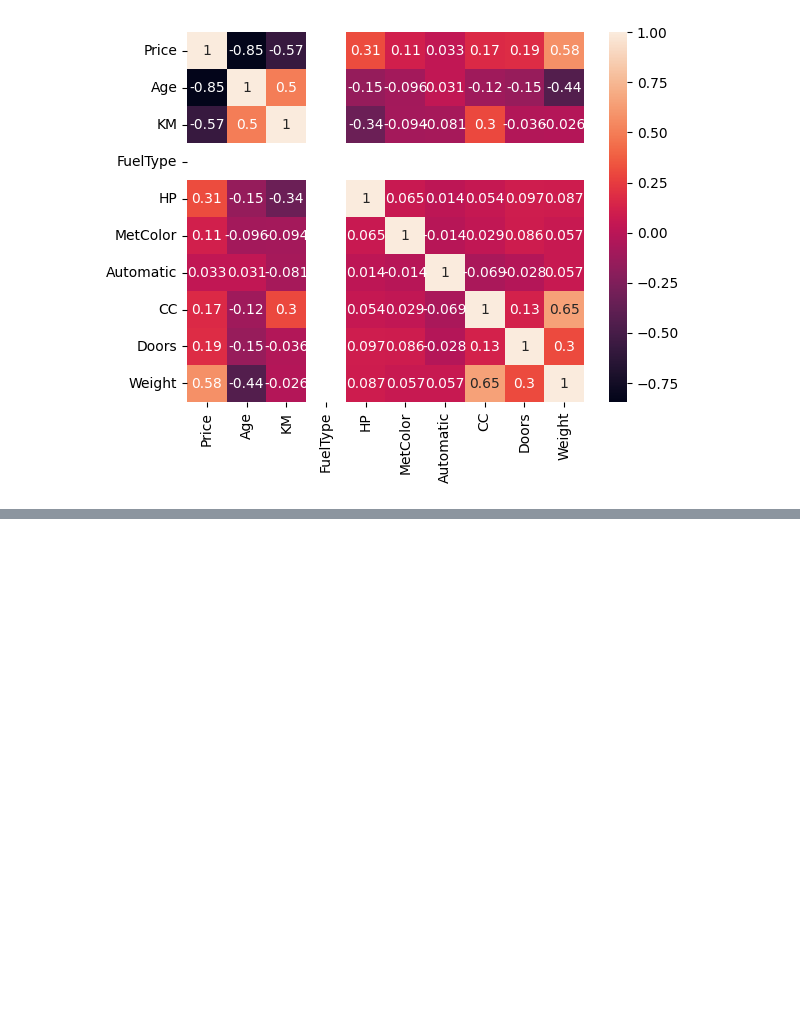
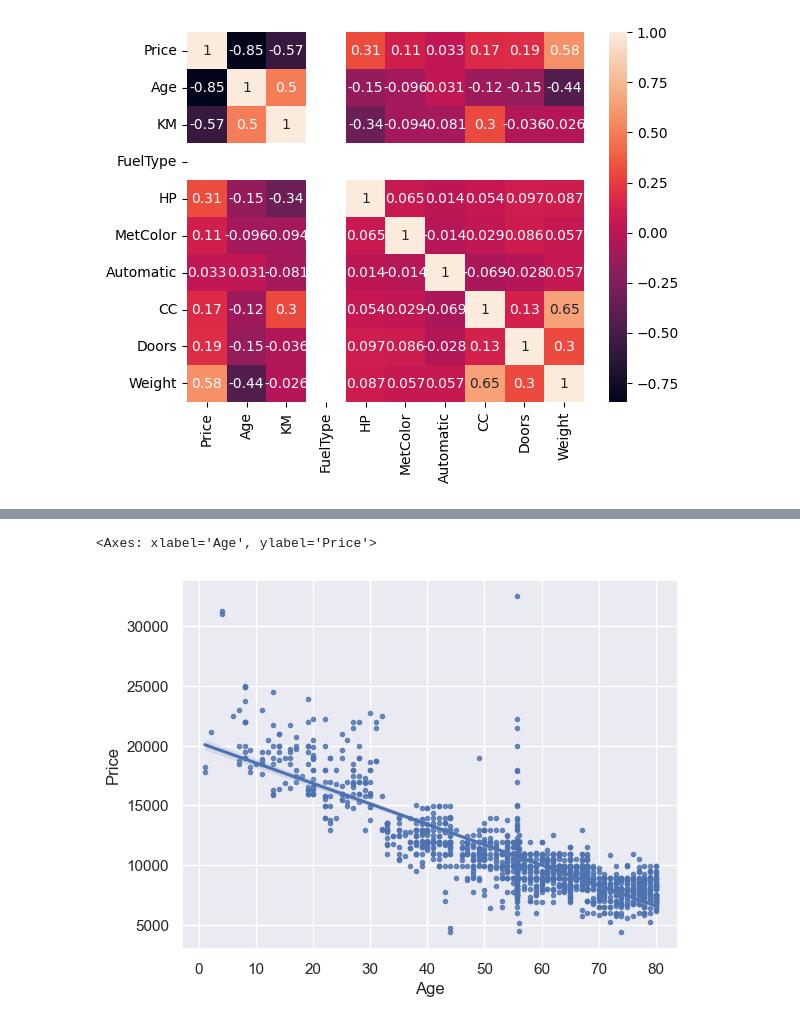
Before and after one commit to Grins-sah/machine_learning, a Jupyter notebook: KNN/classification.ipynb, the cells around one changed output, grey strips where cells are left out. Cells and saved outputs as stored; diff of their text form; code cells hidden in the pictures; blank space fills up the shorter version.

```diff
--- a/KNN/classification.ipynb
+++ b/KNN/classification.ipynb
@@ -465,0 +535,6 @@ memory usage: 123.5+ KB
+# %%
+sns.set_theme(style='darkgrid')
+sns.regplot(x=df['Age'],y=df['Price'],marker='.')
+# %% [output]
+<Axes: xlabel='Age', ylabel='Price'>
+[figure, added]
```
Also changed, not shown: parts of 29 cells of this notebook, 4 other files.
